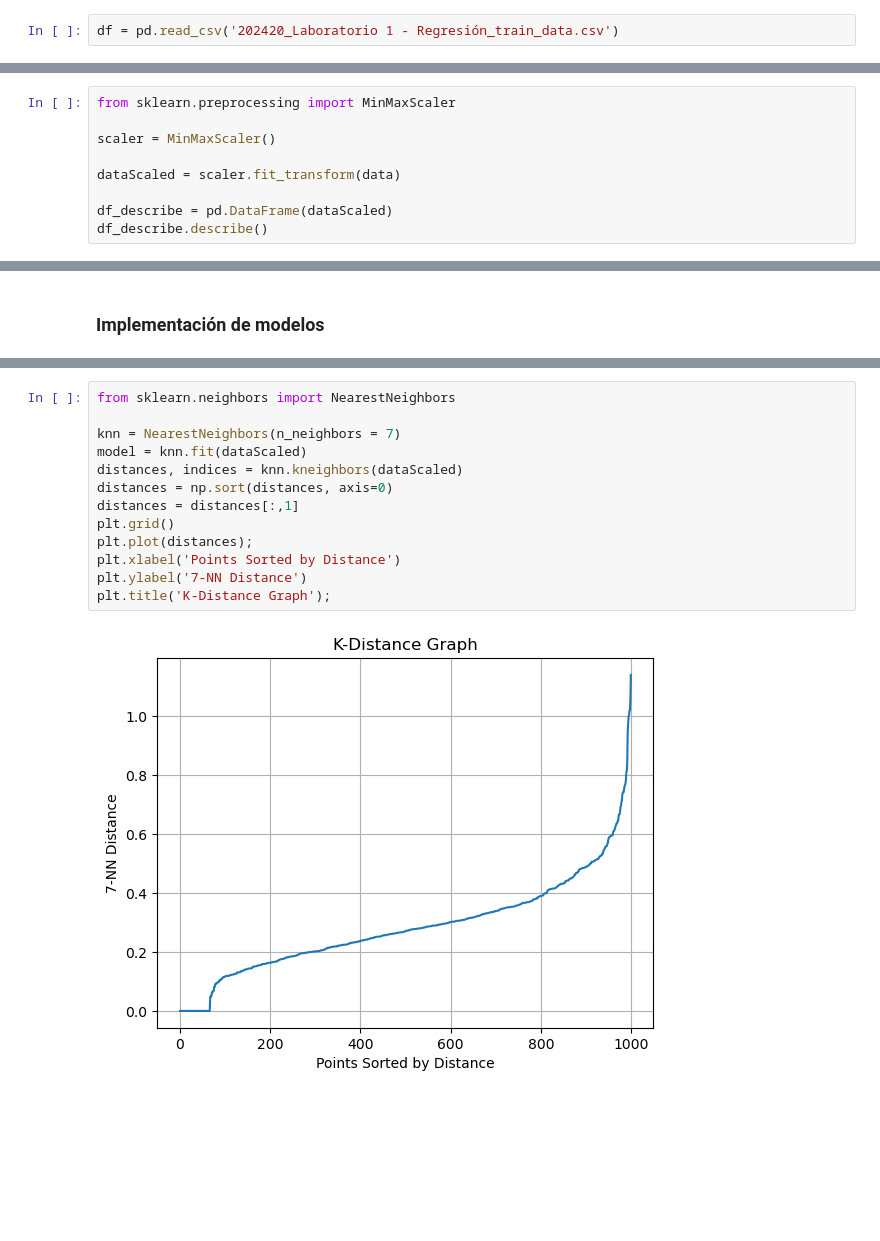
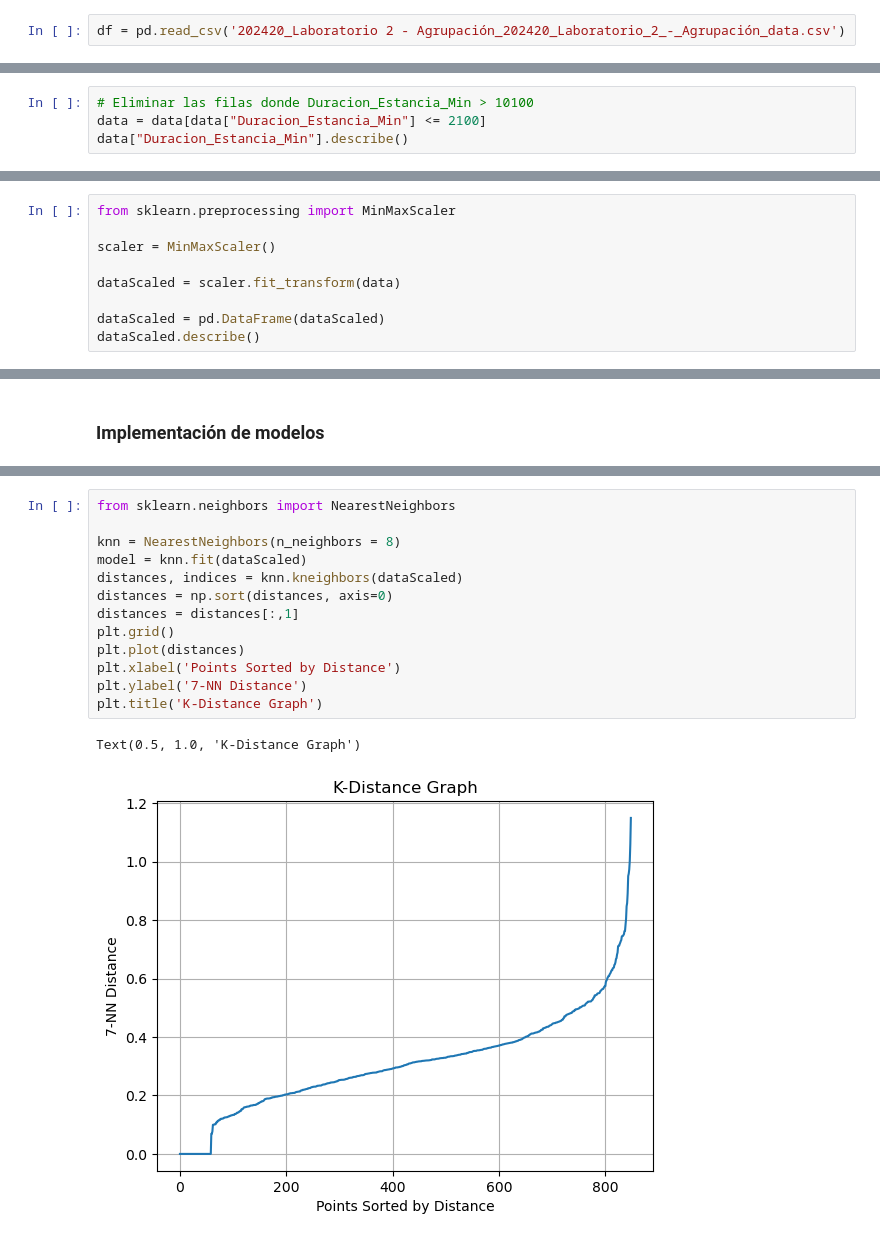
Before and after one commit to despinosaa/Lab1_G1, a Jupyter notebook: Lab2_dbscan.ipynb, the cells around one changed output, grey strips where cells are left out. Drawn from its saved outputs; the diff is of its cells as text; blank space fills up the shorter version.

```diff
--- a/Lab2_dbscan.ipynb
+++ b/Lab2_dbscan.ipynb
@@ -11,7 +11,7 @@ import pandas as pd
 # %% [markdown]
 Carga de datos
 # %%
-df = pd.read_csv('202420_Laboratorio 1 - Regresión_train_data.csv')
+df = pd.read_csv('202420_Laboratorio 2 - Agrupación_202420_Laboratorio_2_-_Agrupación_data.csv')
 # %%
 df.shape
 # %% [output]
@@ -280,3 +280,7 @@ En las graficas se puede observar que existen valores atípicos que pueden afect
 # %%
 #Se copia el df para no alterar los datos originales.
 data = df.copy()
+# %%
+# Eliminar las filas donde Duracion_Estancia_Min > 10100
+data = data[data["Duracion_Estancia_Min"] <= 2100]
+data["Duracion_Estancia_Min"].describe()
@@ -400,7 +422,7 @@ scaler = MinMaxScaler()
 
 dataScaled = scaler.fit_transform(data)
 
-df_describe = pd.DataFrame(dataScaled)
-df_describe.describe()
+dataScaled = pd.DataFrame(dataScaled)
+dataScaled.describe()
 # %% [output]
 |  | 0 | 1 | 2 | 3 | 4 | 5 | 6 | 7 | 8 | 9 | 10 | ... |
@@ -482,15 +519,16 @@ plt.show()
 # %%
 from sklearn.neighbors import NearestNeighbors
 
-knn = NearestNeighbors(n_neighbors = 7)
+knn = NearestNeighbors(n_neighbors = 8)
 model = knn.fit(dataScaled)
 distances, indices = knn.kneighbors(dataScaled)
 distances = np.sort(distances, axis=0)
 distances = distances[:,1]
 plt.grid()
-plt.plot(distances);
+plt.plot(distances)
 plt.xlabel('Points Sorted by Distance')
 plt.ylabel('7-NN Distance')
-plt.title('K-Distance Graph');
+plt.title('K-Distance Graph')
 # %% [output]
+Text(0.5, 1.0, 'K-Distance Graph')
-[figure, old version]
+[figure, new version]
```
Also changed, not shown: parts of 25 cells of this notebook.
